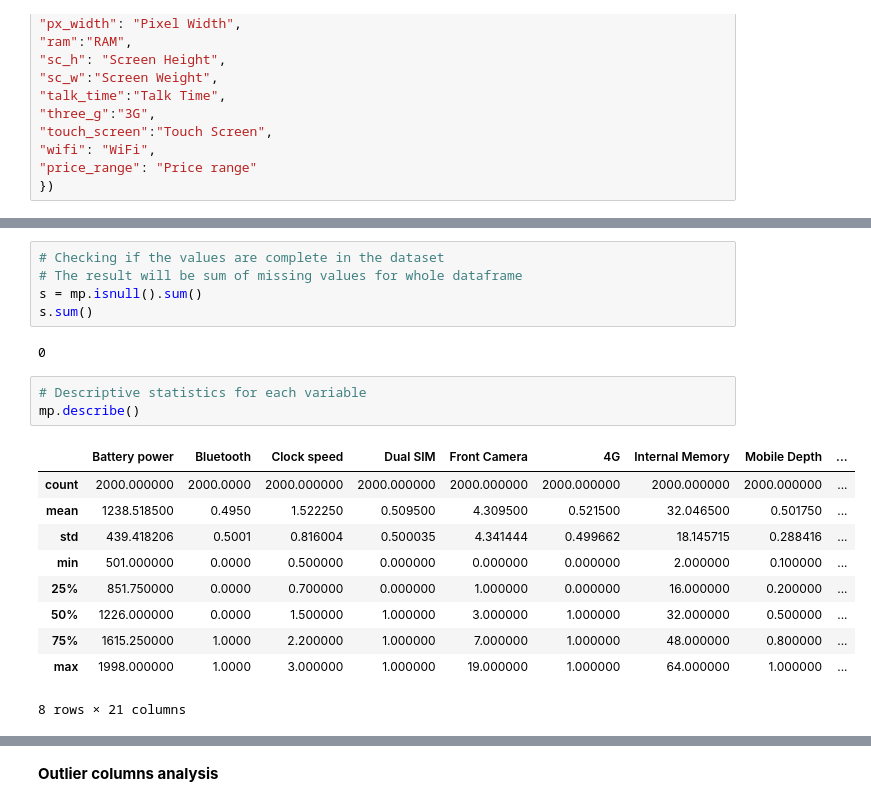
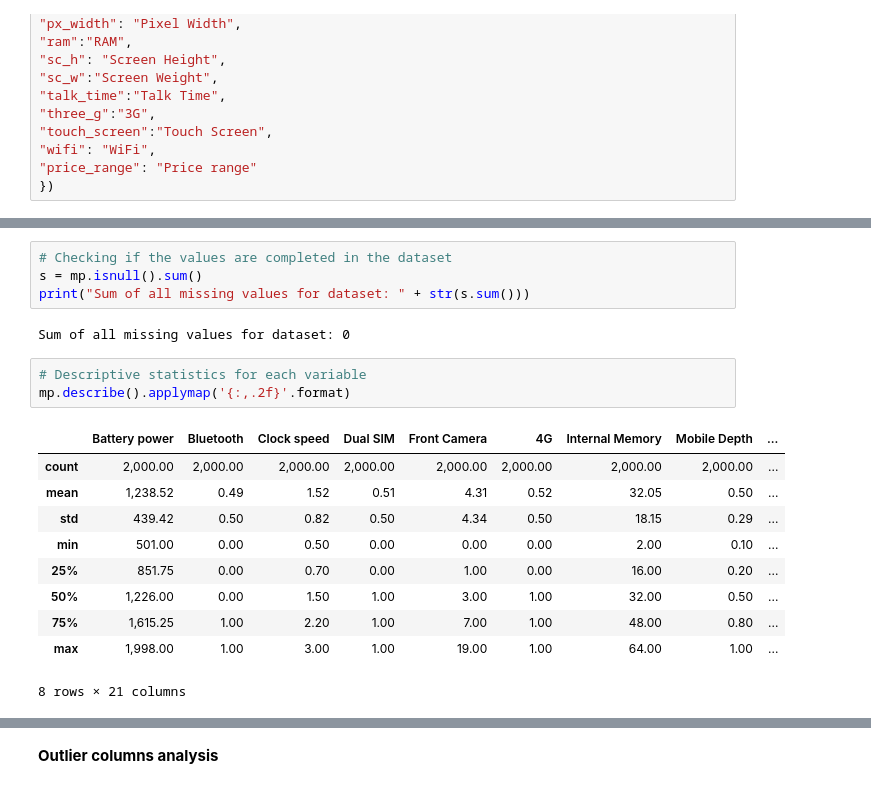
Before and after one commit to slawomirzurek/Data_Analysis_and_Programming_in_Python, a Jupyter notebook: Task.ipynb, the cells around one changed output, grey strips where cells are left out. Saved outputs shown, nothing was run; the diff lists cells and outputs as text.

```diff
--- a/Task.ipynb
+++ b/Task.ipynb
@@ -108,23 +100,22 @@ dtype: object
 # %%
-# Checking if the values are complete in the dataset
-# The result will be sum of missing values for whole dataframe
+# Checking if the values are completed in the dataset
 s = mp.isnull().sum()
-s.sum()
+print("Sum of all missing values for dataset: " + str(s.sum()))
 # %% [output]
-0
+Sum of all missing values for dataset: 0
 # %%
 # Descriptive statistics for each variable
-mp.describe()
+mp.describe().applymap('{:,.2f}'.format)
 # %% [output]
 |  | Battery power | Bluetooth | Clock speed | Dual SIM | Front Camera | 4G | Internal Memory | Mobile Depth | ... |
-| count | 2000.000000 | 2000.0000 | 2000.000000 | 2000.000000 | 2000.000000 | 2000.000000 | 2000.000000 | 2000.000000 | ... |
-| mean | 1238.518500 | 0.4950 | 1.522250 | 0.509500 | 4.309500 | 0.521500 | 32.046500 | 0.501750 | ... |
-| std | 439.418206 | 0.5001 | 0.816004 | 0.500035 | 4.341444 | 0.499662 | 18.145715 | 0.288416 | ... |
-| min | 501.000000 | 0.0000 | 0.500000 | 0.000000 | 0.000000 | 0.000000 | 2.000000 | 0.100000 | ... |
-| 25% | 851.750000 | 0.0000 | 0.700000 | 0.000000 | 1.000000 | 0.000000 | 16.000000 | 0.200000 | ... |
-| 50% | 1226.000000 | 0.0000 | 1.500000 | 1.000000 | 3.000000 | 1.000000 | 32.000000 | 0.500000 | ... |
-| 75% | 1615.250000 | 1.0000 | 2.200000 | 1.000000 | 7.000000 | 1.000000 | 48.000000 | 0.800000 | ... |
-| max | 1998.000000 | 1.0000 | 3.000000 | 1.000000 | 19.000000 | 1.000000 | 64.000000 | 1.000000 | ... |
+| count | 2,000.00 | 2,000.00 | 2,000.00 | 2,000.00 | 2,000.00 | 2,000.00 | 2,000.00 | 2,000.00 | ... |
+| mean | 1,238.52 | 0.49 | 1.52 | 0.51 | 4.31 | 0.52 | 32.05 | 0.50 | ... |
+| std | 439.42 | 0.50 | 0.82 | 0.50 | 4.34 | 0.50 | 18.15 | 0.29 | ... |
+| min | 501.00 | 0.00 | 0.50 | 0.00 | 0.00 | 0.00 | 2.00 | 0.10 | ... |
+| 25% | 851.75 | 0.00 | 0.70 | 0.00 | 1.00 | 0.00 | 16.00 | 0.20 | ... |
+| 50% | 1,226.00 | 0.00 | 1.50 | 1.00 | 3.00 | 1.00 | 32.00 | 0.50 | ... |
+| 75% | 1,615.25 | 1.00 | 2.20 | 1.00 | 7.00 | 1.00 | 48.00 | 0.80 | ... |
+| max | 1,998.00 | 1.00 | 3.00 | 1.00 | 19.00 | 1.00 | 64.00 | 1.00 | ... |
 8 rows × 21 columns
 # %%
 # Histogram for each variable
```
Also changed, not shown: parts of 14 cells of this notebook.
